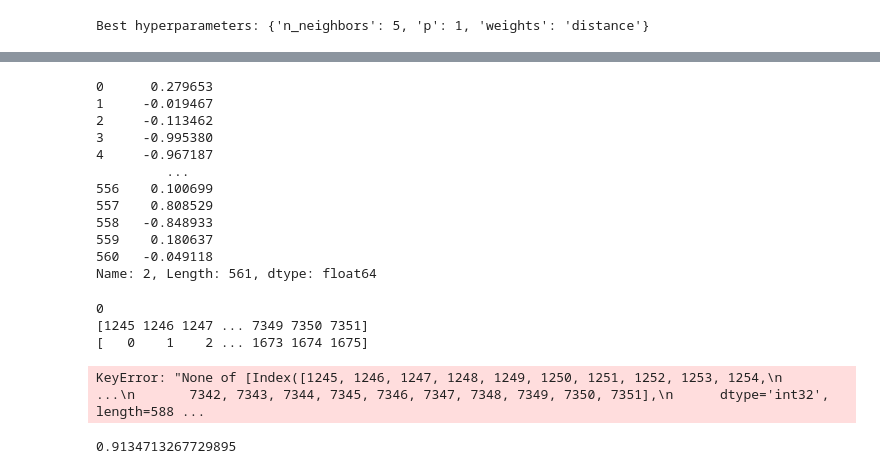
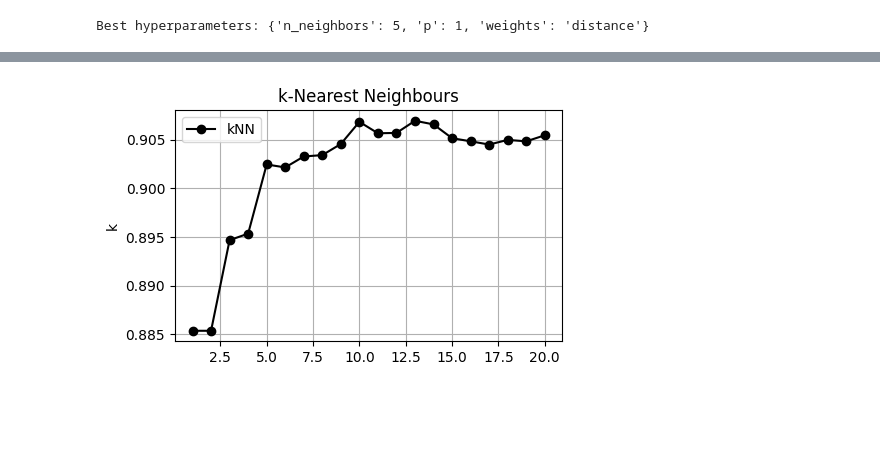
Before and after one commit to TiagoCAAmorim/machine_learning, a Jupyter notebook: Lista02/Lista02.ipynb, the cells around one changed output, grey strips where cells are left out. Cells and saved outputs as stored; diff of their text form; code cells hidden in the pictures; blank space fills up the shorter version.

```diff
--- a/Lista02/Lista02.ipynb
+++ b/Lista02/Lista02.ipynb
@@ -260,3 +270,26 @@ best_params = grid_search.best_params_
 print("Best hyperparameters:", best_params)
 # %% [output]
 Best hyperparameters: {'n_neighbors': 5, 'p': 1, 'weights': 'distance'}
+# %%
+def do_kNN_CV(X, y, n_neighbors, verbose=False):
+    knn = KNeighborsClassifier(
+        n_neighbors=n_neighbors,
+        weights = 'distance',
+        p=1,
+        n_jobs=-1)
+    skf = StratifiedKFold(n_splits=5) #, shuffle=True, random_state=42)
+    recall = []
+    for i, (train_index, test_index) in enumerate(skf.split(X, y)):
+        X_train, X_test = X.iloc[train_index], X.iloc[test_index]
+        y_train, y_test = y.iloc[train_index], y.iloc[test_index]
+
+        knn.fit(X_train, y_train)
+        y_pred = knn.predict(X_test)
+        recall.append(recall_score(y_test, y_pred, average=None))
+    if verbose:
+        print(f'k={n_neighbors}  recall={np.mean(recall)}')
+    return np.mean(recall)
+# %%
+knn_results = []
+for i in range(1,21):
+    knn_results.append(do_kNN_CV(X, y[0], i, True))
@@ -293,15 +332,0 @@ for i in range(1,21):
-# %%
-X.iloc[2,:]
-# %% [output]
-0      0.279653
-1     -0.019467
-2     -0.113462
-3     -0.995380
-4     -0.967187
-         ...
-556    0.100699
-557    0.808529
-558   -0.848933
-559    0.180637
-560   -0.049118
-Name: 2, Length: 561, dtype: float64
@@ -324,12 +333,13 @@ def do_kNN_CV(X, y, n_neighbors):
-# %%
-do_kNN_CV(X, y[0].values, 5)
-# %% [output]
-0
-[1245 1246 1247 ... 7349 7350 7351]
-[   0    1    2 ... 1673 1674 1675]
-KeyError: "None of [Index([1245, 1246, 1247, 1248, 1249, 1250, 1251, 1252, 1253, 1254,\n       ...\n       7342, 7343, 7344, 7345, 7346, 7347, 7348, 7349, 7350, 7351],\n      dtype='int32', length=588 ...
-# %%
-# y_pred = knn.predict(X_test)
-print(knn.score(X_test, y_test))
-# %% [output]
-0.9134713267729895
+# %%
+plt.figure(figsize=(5, 3))
+plt.plot(range(1,21), knn_results, color='black', marker='o', label='kNN')
+# plt.plot(best_k, knn_accuracy, color='red', marker='o', label='best-kNN')
+
+plt.ylabel('k')
+plt.title('k-Nearest Neighbours')
+plt.grid(True)
+plt.legend()
+plt.savefig('report/png/A1_kNN.png', bbox_inches='tight')
+plt.show()
+# %% [output]
+[figure, added]
```
Also changed, not shown: parts of 10 cells of this notebook, 3 other files.
